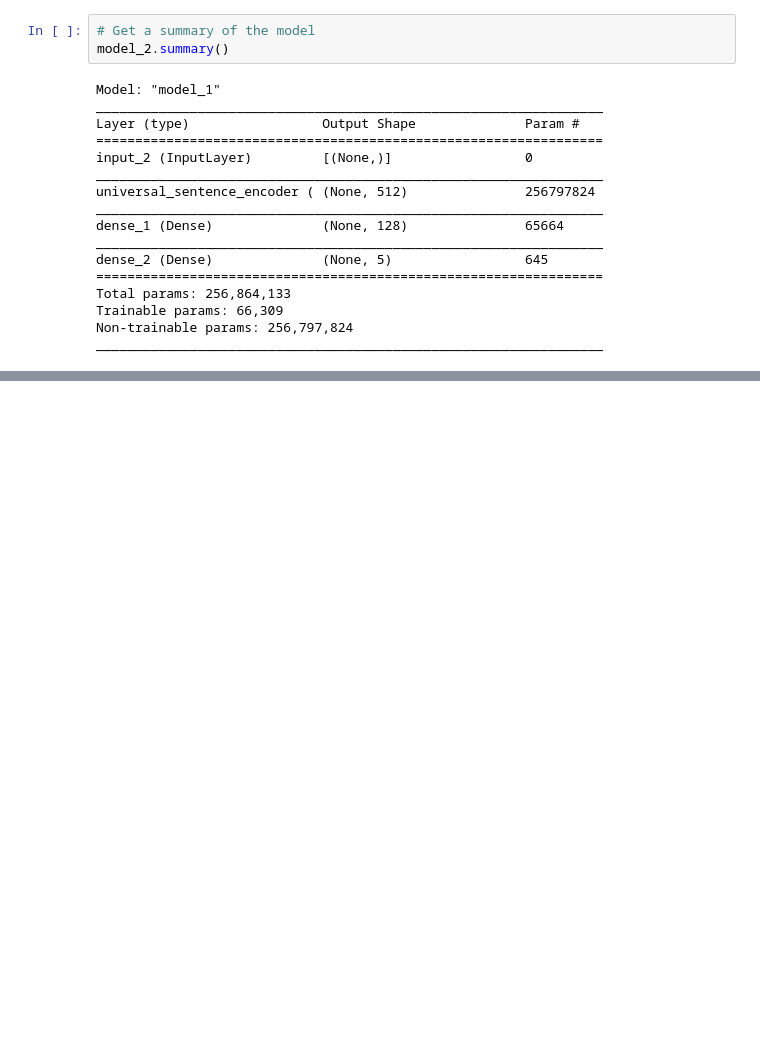
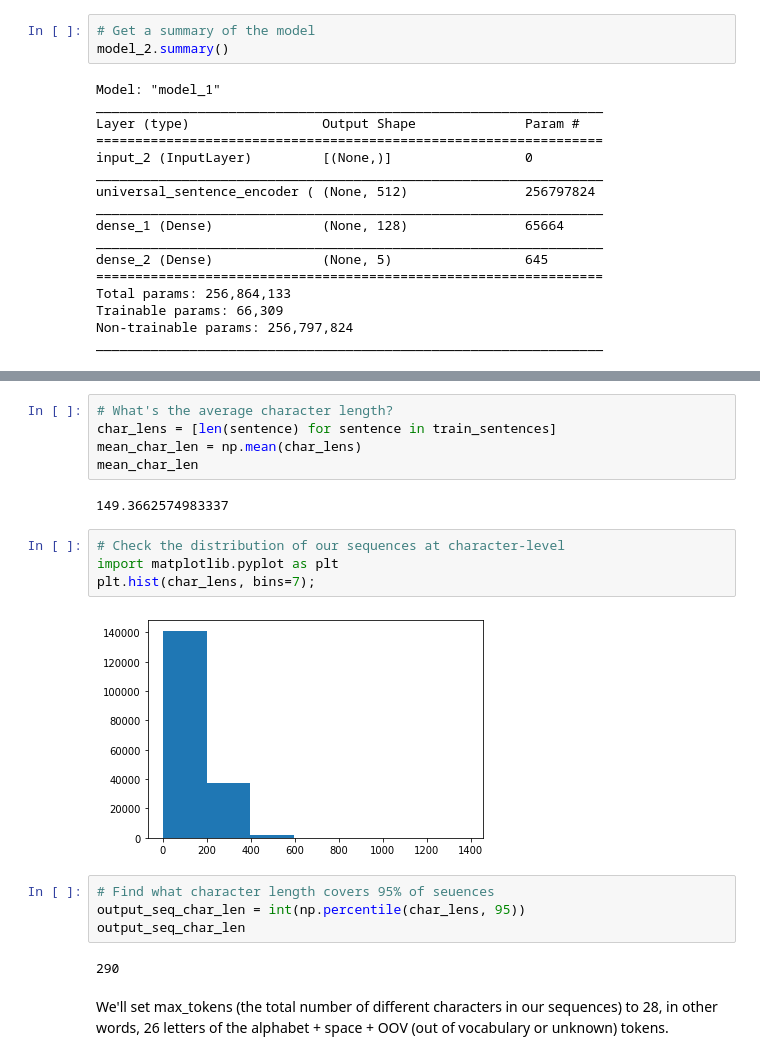
Before and after one commit to prachuryanath/TF-Learning, a Jupyter notebook: 09_SkimLit_nlp_milestone_project_2.ipynb, the cells around one changed output, grey strips where cells are left out. Saved outputs shown, nothing was run; the diff lists cells and outputs as text; blank space fills up the shorter version.

```diff
--- a/09_SkimLit_nlp_milestone_project_2.ipynb
+++ b/09_SkimLit_nlp_milestone_project_2.ipynb
@@ -837,0 +871,21 @@ model_2_results
+# %%
+# What's the average character length?
+char_lens = [len(sentence) for sentence in train_sentences]
+mean_char_len = np.mean(char_lens)
+mean_char_len
+# %% [output]
+149.3662574983337
+# %%
+# Check the distribution of our sequences at character-level
+import matplotlib.pyplot as plt
+plt.hist(char_lens, bins=7);
+# %% [output]
+[figure, added]
+# %%
+# Find what character length covers 95% of seuences
+output_seq_char_len = int(np.percentile(char_lens, 95))
+output_seq_char_len
+# %% [output]
+290
+# %% [markdown]
+We'll set max_tokens (the total number of different characters in our sequences) to 28, in other words, 26 letters of the alphabet + space + OOV (out of vocabulary or unknown) tokens.
```
Also changed, not shown: parts of 47 cells of this notebook.
